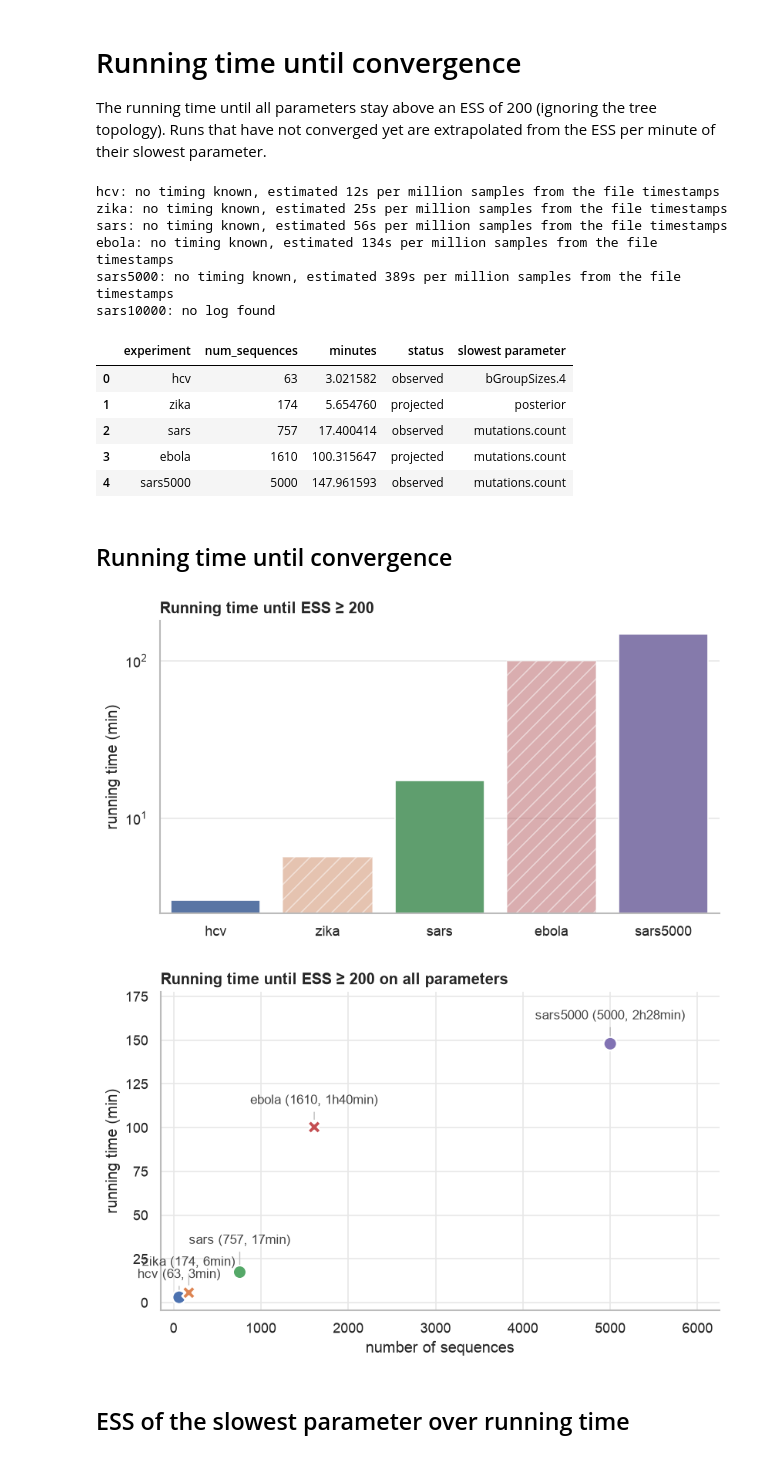
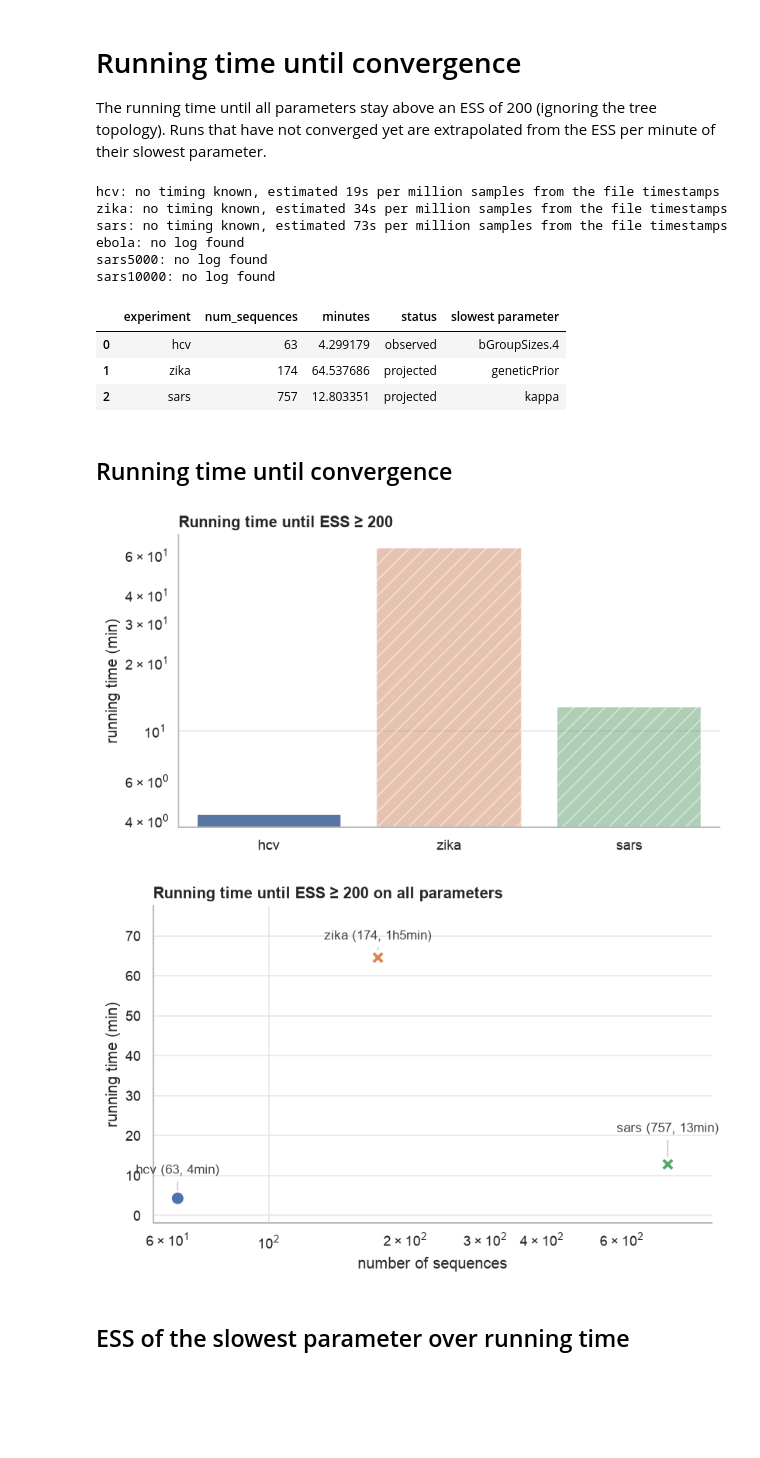
Before and after one commit to tochsner/beast-emat, a Jupyter notebook: python/src/notebooks/convergence_time.ipynb, the cells around one changed output. Cells and saved outputs as stored; diff of their text form; code cells hidden in the pictures; blank space fills up the shorter version.

```diff
--- a/python/src/notebooks/convergence_time.ipynb
+++ b/python/src/notebooks/convergence_time.ipynb
@@ -66,7 +67,7 @@ def get_seconds_per_sample(experiment: str, log_path: Path, last_sample: int) ->
 
 def get_num_sequences(experiment: str) -> int:
     """Returns the number of sequences, read from the header of the tree file of the run."""
-    tree_path = next(TESTS_PATH.glob(f"{experiment}_{METHOD}-*.trees"))
+    tree_path = next(TESTS_PATH.glob(f"{experiment}_{METHOD}-*{SEED}.trees"))
     with open(tree_path) as file:
         for line in file:
             match = re.search(r"ntax\s*=\s*(\d+)", line, re.IGNORECASE)
@@ -79,7 +80,7 @@ logs = {}
 num_sequences = {}
 
 for experiment in experiments:
-    log_paths = sorted(TESTS_PATH.glob(f"{experiment}_{METHOD}.log")) + sorted(TESTS_PATH.glob(f"{experiment}_{METHOD}-*.log"))
+    log_paths = sorted(TESTS_PATH.glob(f"{experiment}_{METHOD}.log")) + sorted(TESTS_PATH.glob(f"{experiment}_{METHOD}-{SEED}.log"))
     if not log_paths:
         print(f"{experiment}: no log found")
         continue
@@ -95,11 +96,11 @@ for experiment in experiments:
 
 experiments = [experiment for experiment in experiments if experiment in logs]
 # %% [output]
-hcv: no timing known, estimated 12s per million samples from the file timestamps
-zika: no timing known, estimated 25s per million samples from the file timestamps
-sars: no timing known, estimated 56s per million samples from the file timestamps
-ebola: no timing known, estimated 134s per million samples from the file timestamps
-sars5000: no timing known, estimated 389s per million samples from the file timestamps
+hcv: no timing known, estimated 19s per million samples from the file timestamps
+zika: no timing known, estimated 34s per million samples from the file timestamps
+sars: no timing known, estimated 73s per million samples from the file timestamps
+ebola: no log found
+sars5000: no log found
 sars10000: no log found
 # %%
 def get_ess_trajectory(log_df: pd.DataFrame) -> pd.DataFrame:
@@ -167,11 +168,9 @@ summary_df["status"] = np.where(summary_df["projected"], "projected", "observed"
 summary_df[["experiment", "num_sequences", "minutes", "status", "slowest parameter"]]
 # %% [output]
 |  | experiment | num_sequences | minutes | status | slowest parameter |
-| 0 | hcv | 63 | 3.021582 | observed | bGroupSizes.4 |
-| 1 | zika | 174 | 5.654760 | projected | posterior |
-| 2 | sars | 757 | 17.400414 | observed | mutations.count |
-| 3 | ebola | 1610 | 100.315647 | projected | mutations.count |
-| 4 | sars5000 | 5000 | 147.961593 | observed | mutations.count |
+| 0 | hcv | 63 | 4.299179 | observed | bGroupSizes.4 |
+| 1 | zika | 174 | 64.537686 | projected | geneticPrior |
+| 2 | sars | 757 | 12.803351 | projected | kappa |
 # %% [markdown]
 ## Running time until convergence
 # %%
@@ -193,7 +192,7 @@ ax.set_title("Running time until ESS ≥ 200")
 fig.tight_layout()
 plt.show()
 # %% [output]
-[figure, old version]
+[figure, new version]
 # %%
 fig, ax = plt.subplots(figsize=(7, 4.5))
 
@@ -202,36 +201,36 @@ sns.scatterplot(
     style="status", markers={"observed": "o", "projected": "X"}, s=110, edgecolor="white", linewidth=1.5, legend=False, ax=ax,
 )
 
 def format_minutes(minutes: float) -> str:
     minutes = max(0, round(minutes))
 
     if minutes < 60:
         return f"{minutes}min"
 
     return f"{minutes // 60}h{minutes % 60}min"
 
 # labels of neighboring points alternate in height, so that close points stay readable
-np.random.seed(1)
+np.random.seed(10)
 for i, (_, row) in enumerate(summary_df.sort_values("num_sequences").iterrows()):
     label = f"{row["experiment"]} ({row["num_sequences"]}, {format_minutes(row["minutes"])})"
     ax.annotate(
-        label, (row["num_sequences"], row["minutes"]), xytext=(0, np.random.randint(10, 40)), textcoords="offset points",
+        label, (row["num_sequences"], row["minutes"]), xytext=(0, np.random.randint(10, 30)), textcoords="offset points",
         ha="center", fontsize=10, color="#444444", arrowprops={"arrowstyle": "-", "color": "#bbbbbb", "linewidth": 0.8, "shrinkB": 6},
     )
 
 # the axes start slightly below zero, so that points close to zero are not cut off
 ax.set_xscale("log")
 ax.set_xlim(-0.03 * summary_df["num_sequences"].max(), summary_df["num_sequences"].max() * 1.25)
 ax.set_ylim(-0.03 * summary_df["minutes"].max(), summary_df["minutes"].max() * 1.2)
 ax.set_xlabel("number of sequences")
 ax.set_ylabel("running time (min)")
 ax.set_title("Running time until ESS ≥ 200 on all parameters")
 
 fig.tight_layout()
 fig.savefig("convergence_time.png", dpi=200, bbox_inches="tight")
 plt.show()
 # %% [output]
-[figure, old version]
+[figure, new version]
 # %% [markdown]
 ## ESS of the slowest parameter over running time
 # %%
```
Also changed, not shown: parts of 4 cells of this notebook, 8 other files.
